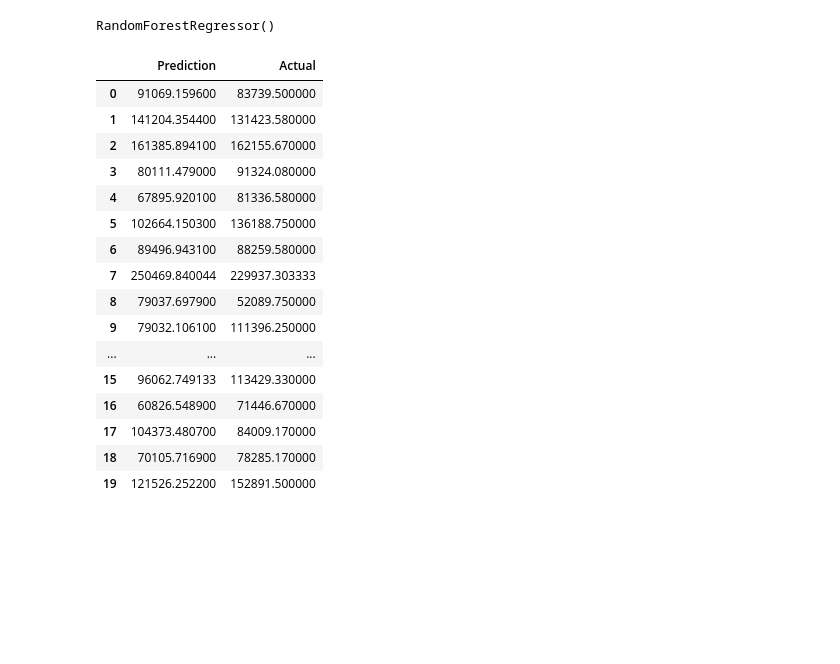
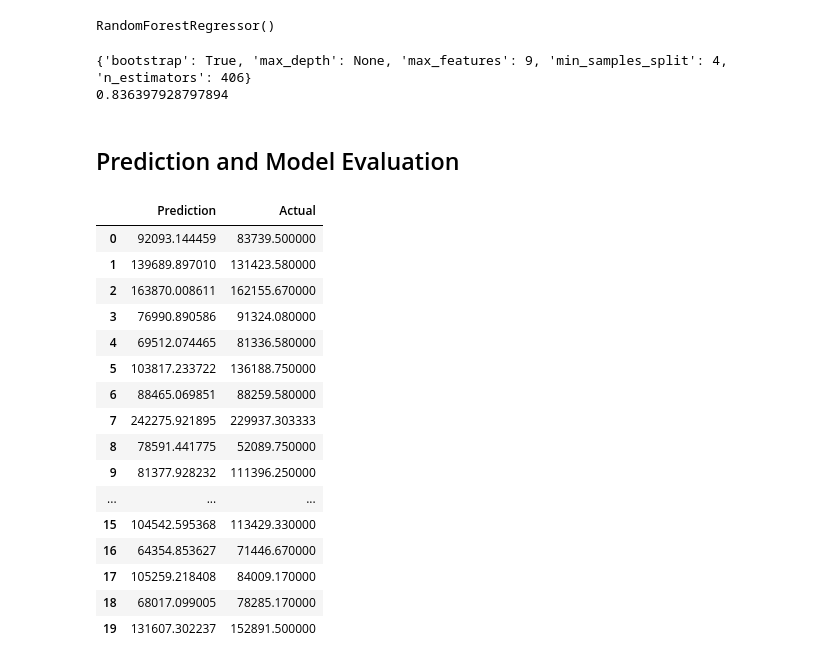
Before and after one commit to sonjaynicolay/Final_Project, a Jupyter notebook: Housing_ML.ipynb, the cells around one changed output. Cells and saved outputs as stored; diff of their text form; code cells hidden in the pictures; blank space fills up the shorter version.

```diff
--- a/Housing_ML.ipynb
+++ b/Housing_ML.ipynb
@@ -161,0 +164,8 @@ plt.show()
+# %%
+model_4 = Ridge()
+model_4.fit(X_train,y_train)
+predictions = model_4.predict(X_test)
+
+print(" MAE", mean_absolute_error(y_test,predictions))
+print(" RMSE", sqrt(mean_squared_error(y_test,predictions)))
+print(" R2", r2_score(y_test, predictions))
@@ -172,32 +214,52 @@ X_test = sc.transform(X_test)
 # %%
 ## Train the model
-model_1 = RandomForestRegressor()
-model_1.fit(X_train, y_train)
+model = RandomForestRegressor()
+model.fit(X_train, y_train)
 # %% [output]
 RandomForestRegressor()
+# %%
+# Search for the best params
+param_dist = {"max_depth": [3, None],
+              "max_features": sp_randint(1, X_train.shape[1]),
+              "min_samples_split": sp_randint(2, 11),
+              "bootstrap": [True, False],
+              "n_estimators": sp_randint(100, 500)}
+
+random_search = RandomizedSearchCV(model, param_distributions=param_dist,
+                                   n_iter=10, cv=5, iid=False, random_state=42)
+best_model = random_search.fit(X_train, y_train)
+print(random_search.best_params_)
+
+y_preds = best_model.predict(X_test)
+print(r2_score(y_test, y_preds))
+# %% [output]
+{'bootstrap': True, 'max_depth': None, 'max_features': 9, 'min_samples_split': 4, 'n_estimators': 406}
+0.836397928797894
+# %% [markdown]
+## Prediction and Model Evaluation
 # %%
 # Predict
-y_pred = model_1.predict(X_test)
+y_preds = random_search.predict(X_test)
 # %%
-results = pd.DataFrame({"Prediction": y_pred, "Actual": y_test}).reset_index(drop=True)
+results = pd.DataFrame({"Prediction": y_preds, "Actual": y_test}).reset_index(drop=True)
 results.head(20)
 # %% [output]
 |  | Prediction | Actual |
-| 0 | 91069.159600 | 83739.500000 |
-| 1 | 141204.354400 | 131423.580000 |
-| 2 | 161385.894100 | 162155.670000 |
-| 3 | 80111.479000 | 91324.080000 |
-| 4 | 67895.920100 | 81336.580000 |
-| 5 | 102664.150300 | 136188.750000 |
-| 6 | 89496.943100 | 88259.580000 |
-| 7 | 250469.840044 | 229937.303333 |
-| 8 | 79037.697900 | 52089.750000 |
-| 9 | 79032.106100 | 111396.250000 |
+| 0 | 92093.144459 | 83739.500000 |
+| 1 | 139689.897010 | 131423.580000 |
+| 2 | 163870.008611 | 162155.670000 |
+| 3 | 76990.890586 | 91324.080000 |
+| 4 | 69512.074465 | 81336.580000 |
+| 5 | 103817.233722 | 136188.750000 |
+| 6 | 88465.069851 | 88259.580000 |
+| 7 | 242275.921895 | 229937.303333 |
+| 8 | 78591.441775 | 52089.750000 |
+| 9 | 81377.928232 | 111396.250000 |
 | ... | ... | ... |
-| 15 | 96062.749133 | 113429.330000 |
-| 16 | 60826.548900 | 71446.670000 |
-| 17 | 104373.480700 | 84009.170000 |
-| 18 | 70105.716900 | 78285.170000 |
-| 19 | 121526.252200 | 152891.500000 |
+| 15 | 104542.595368 | 113429.330000 |
+| 16 | 64354.853627 | 71446.670000 |
+| 17 | 105259.218408 | 84009.170000 |
+| 18 | 68017.099005 | 78285.170000 |
+| 19 | 131607.302237 | 152891.500000 |
 # %%
 fig, ax = plt.subplots()
```
Also changed, not shown: parts of 25 cells of this notebook, 1 other file.
